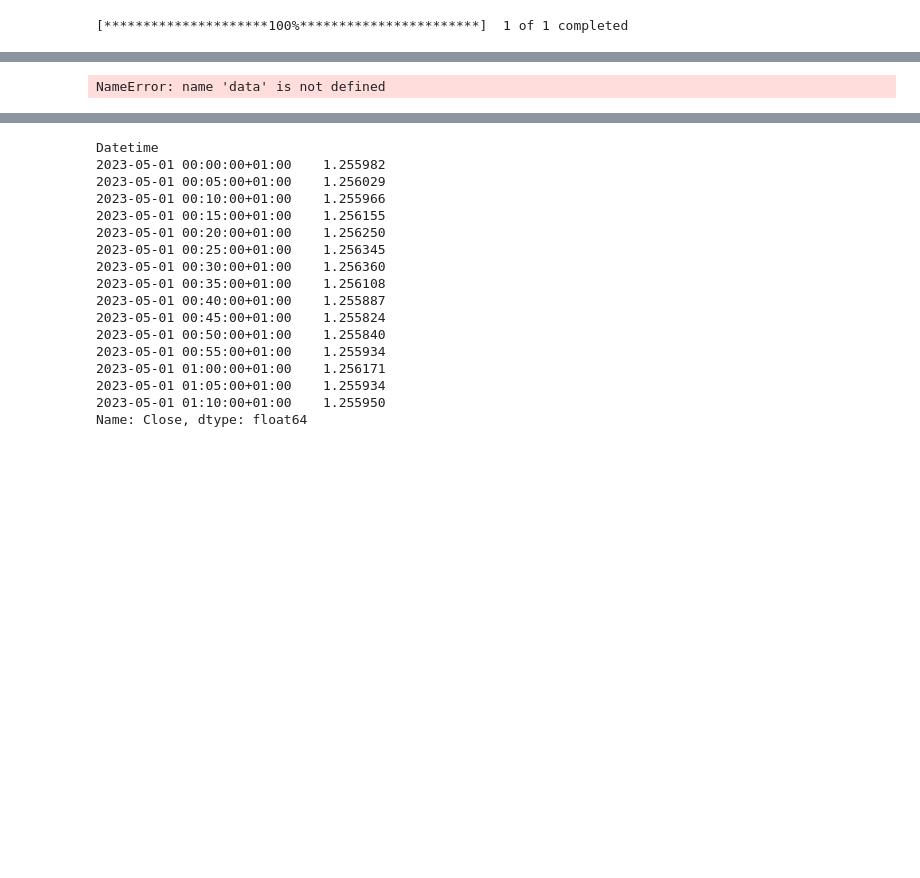
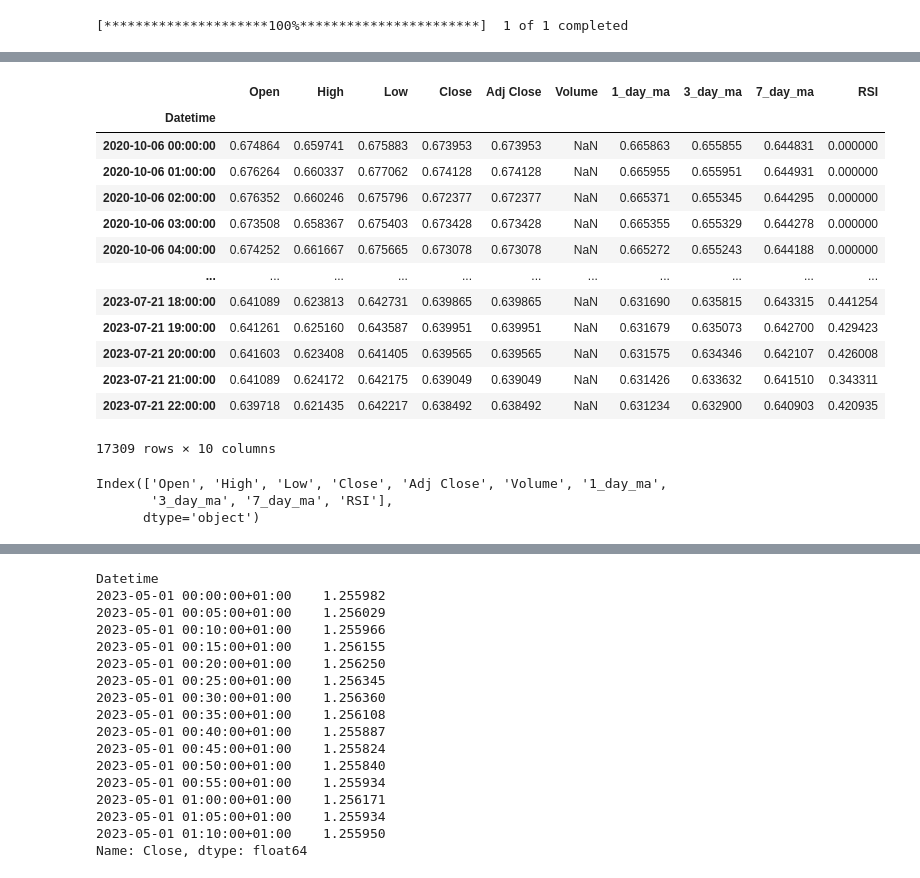
Before and after one commit to drjjjm18/rl-forex-trading, a Jupyter notebook: data.ipynb, the cells around one changed output, grey strips where cells are left out. Saved outputs shown, nothing was run; the diff lists cells and outputs as text; code cells hidden in the pictures; blank space fills up the shorter version.

```diff
--- a/data.ipynb
+++ b/data.ipynb
@@ -39,16 +21,55 @@ len(df)
 # %%
-# Calculate the 5-minute and 8-minute moving averages
-df['1_d_ma'] = df['Close'].rolling('1d').mean()
-df['3_d_ma'] = df['Close'].rolling('8min').mean()
+# # Calculate the 5-minute and 8-minute moving averages
+# df['1_d_ma'] = df['Close'].rolling('1d').mean()
+# df['3_d_ma'] = df['Close'].rolling('3d').mean()
 # Calculate the 5-minute and 8-minute moving averages
 df['1_day_ma'] = df['Close'].rolling('1D').mean()
 df['3_day_ma'] = df['Close'].rolling('3D').mean()
 df['7_day_ma'] = df['Close'].rolling('7D').mean()
 # data['1_week_ma'] = data['Close'].rolling('1W').mean()
-# %%
-data
-# %% [output]
-NameError: name 'data' is not defined
+# %%
+def calculate_rsi(data, window=14):
+    close_prices = data['Close']
+    delta = close_prices.diff()
+    gain = delta.where(delta > 0, 0)
+    loss = -delta.where(delta < 0, 0)
+
+    avg_gain = gain.rolling(window=window).mean()
+    avg_loss = loss.rolling(window=window).mean()
+
+    rs = avg_gain / avg_loss
+    rsi = 100 - (100 / (1 + rs))
+    return rsi
+
+df['RSI'] = calculate_rsi(df)
+# %%
+df['RSI'] = df['RSI'].fillna(0)
+# %%
+columns_to_normalize = df.columns
+
+# Min-Max scaling relative to itself
+df[columns_to_normalize] = (df[columns_to_normalize] - df[columns_to_normalize].min()) / (df[columns_to_normalize].max() - df[columns_to_normalize].min())
+
+# Assuming you have an RSI column named 'RSI'
+# Min-Max scaling relative to itself
+# df['RSI'] = (df['RSI'] - df['RSI'].min()) / (df['RSI'].max() - df['RSI'].min())
+# %%
+df
+# %% [output]
+|  | Open | High | Low | Close | Adj Close | Volume | 1_day_ma | 3_day_ma | 7_day_ma | RSI |
+| Datetime |  |  |  |  |  |  |  |  |  |  |
+| 2020-10-06 00:00:00 | 0.674864 | 0.659741 | 0.675883 | 0.673953 | 0.673953 | NaN | 0.665863 | 0.655855 | 0.644831 | 0.000000 |
+| 2020-10-06 01:00:00 | 0.676264 | 0.660337 | 0.677062 | 0.674128 | 0.674128 | NaN | 0.665955 | 0.655951 | 0.644931 | 0.000000 |
+| 2020-10-06 02:00:00 | 0.676352 | 0.660246 | 0.675796 | 0.672377 | 0.672377 | NaN | 0.665371 | 0.655345 | 0.644295 | 0.000000 |
+| 2020-10-06 03:00:00 | 0.673508 | 0.658367 | 0.675403 | 0.673428 | 0.673428 | NaN | 0.665355 | 0.655329 | 0.644278 | 0.000000 |
+| 2020-10-06 04:00:00 | 0.674252 | 0.661667 | 0.675665 | 0.673078 | 0.673078 | NaN | 0.665272 | 0.655243 | 0.644188 | 0.000000 |
+| ... | ... | ... | ... | ... | ... | ... | ... | ... | ... | ... |
+| 2023-07-21 18:00:00 | 0.641089 | 0.623813 | 0.642731 | 0.639865 | 0.639865 | NaN | 0.631690 | 0.635815 | 0.643315 | 0.441254 |
+| 2023-07-21 19:00:00 | 0.641261 | 0.625160 | 0.643587 | 0.639951 | 0.639951 | NaN | 0.631679 | 0.635073 | 0.642700 | 0.429423 |
+| 2023-07-21 20:00:00 | 0.641603 | 0.623408 | 0.641405 | 0.639565 | 0.639565 | NaN | 0.631575 | 0.634346 | 0.642107 | 0.426008 |
+| 2023-07-21 21:00:00 | 0.641089 | 0.624172 | 0.642175 | 0.639049 | 0.639049 | NaN | 0.631426 | 0.633632 | 0.641510 | 0.343311 |
+| 2023-07-21 22:00:00 | 0.639718 | 0.621435 | 0.642217 | 0.638492 | 0.638492 | NaN | 0.631234 | 0.632900 | 0.640903 | 0.420935 |
+17309 rows × 10 columns
 # %%
 # Calculate the 5-minute and 8-minute moving averages
 df['1_day_ma'] = df['Close'].rolling('1D').mean()
@@ -59,0 +79,6 @@ df.to_csv('60_day.csv')
+# %%
+df.columns
+# %% [output]
+Index(['Open', 'High', 'Low', 'Close', 'Adj Close', 'Volume', '1_day_ma',
+       '3_day_ma', '7_day_ma', 'RSI'],
+      dtype='object')
```
Also changed, not shown: parts of 19 cells of this notebook, 4 other files.
